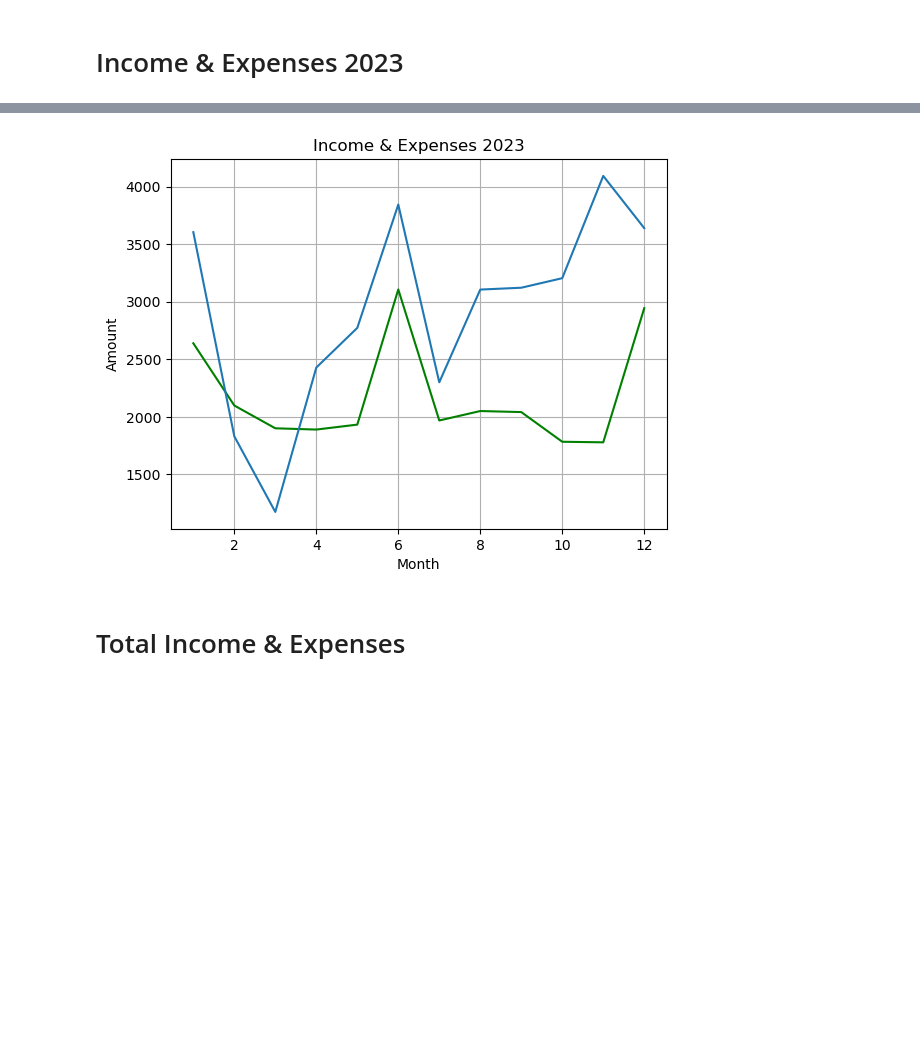
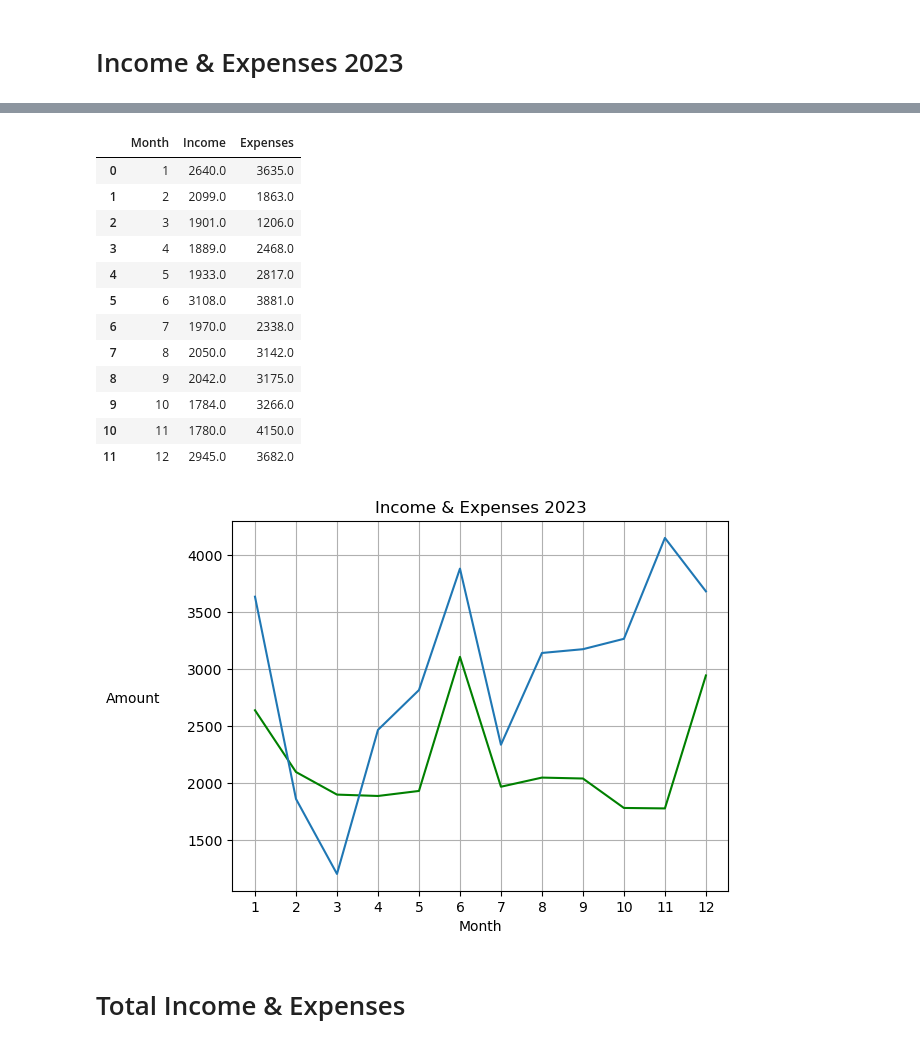
Before and after one commit to alantheanalyst/Income_and_Expenses_2024, a Jupyter notebook: Code.ipynb, the cells around one changed output, grey strips where cells are left out. Cells and saved outputs as stored; diff of their text form; code cells hidden in the pictures; blank space fills up the shorter version.

```diff
--- a/Code.ipynb
+++ b/Code.ipynb
@@ -118,17 +43,45 @@ None
-# %%
-x = fy_2023['Month']
-y = fy_2023['Income']
-y_2 = fy_2023['Expenses']
-
-plt.plot(x, y, color = 'green')
-plt.plot(x, y_2)
-plt.title('Income & Expenses 2023')
-plt.xlabel('Month')
-plt.ylabel('Amount')
-plt.grid(True)
-plt.show()
-# %% [output]
-[figure, removed]
+# %%
+income_2023 = bank_2023_1[(bank_2023_1['Posting Date'].dt.month < 12) & (bank_2023_1['Description'].str.contains('PAYROLL'))].groupby(bank_2023_1['Posting Date'].dt.month)['Amount'].sum().round().reset_index(name = 'Income').rename(columns = {'Posting Date':'Month'})
+income_12 = bank_12_1[bank_12_1['Description'].str.contains('PAYROLL')].groupby(bank_12_1['Posting Date'].dt.month)['Amount'].sum().round().reset_index(name = 'Income').rename(columns = {'Posting Date':'Month'})
+income_2023 = pd.merge(income_2023, income_12, on = ('Month', 'Income'), how = 'outer')
+expenses_2023_1 = bank_2023_1[(bank_2023_1['Posting Date'].dt.month < 12) & (bank_2023_1['Amount'] < 0)].groupby(bank_2023_1['Posting Date'].dt.month)['Amount'].sum().abs().round().reset_index(name = 'Expenses').rename(columns = {'Posting Date':'Month'})
+expenses_2023_2 = bank_2023_2[bank_2023_2['Posted Date'].dt.month < 12].groupby(bank_2023_2['Posted Date'].dt.month)['Debit'].sum().round().reset_index(name = 'Expenses').rename(columns = {'Posted Date': 'Month'})
+expenses_12_1 = bank_12_1[bank_12_1['Amount'] < 0].groupby(bank_12_1['Posting Date'].dt.month)['Amount'].sum().abs().round().reset_index(name = 'Expenses').rename(columns = {'Posting Date':'Month'})
+expenses_12_2 = bank_12_2.groupby(bank_12_2['Posted Date'].dt.month)['Debit'].sum().round().reset_index(name = 'Expenses').rename(columns = {'Posted Date':'Month'})
+expenses_2023_1 = pd.merge(expenses_2023_1, expenses_12_1, on = ('Month', 'Expenses'), how = 'outer')
+expenses_2023_2 = pd.merge(expenses_2023_2, expenses_12_2, on = ('Month', 'Expenses'), how = 'outer')
+expenses_2023 = pd.merge(expenses_2023_1, expenses_2023_2, on = 'Month')
+expenses_2023['Expenses'] = expenses_2023['Expenses_x'] + expenses_2023['Expenses_y']
+expenses_2023 = expenses_2023[['Month', 'Expenses']]
+finance_2023 = pd.merge(income_2023, expenses_2023, on = 'Month')
+
+fig, ax = plt.subplots()
+plt.plot(finance_2023['Month'], finance_2023['Income'], color = 'green')
+plt.plot(finance_2023['Month'], finance_2023['Expenses'])
+plt.title('Income & Expenses 2023')
+plt.xlabel('Month')
+plt.xticks(finance_2023['Month'])
+ax.set_ylabel('Amount', rotation = 'horizontal')
+ax.yaxis.set_label_coords(-.2, .5)
+plt.grid(True)
+
+display(finance_2023)
+plt.show()
+# %% [output]
+|  | Month | Income | Expenses |
+| 0 | 1 | 2640.0 | 3635.0 |
+| 1 | 2 | 2099.0 | 1863.0 |
+| 2 | 3 | 1901.0 | 1206.0 |
+| 3 | 4 | 1889.0 | 2468.0 |
+| 4 | 5 | 1933.0 | 2817.0 |
+| 5 | 6 | 3108.0 | 3881.0 |
+| 6 | 7 | 1970.0 | 2338.0 |
+| 7 | 8 | 2050.0 | 3142.0 |
+| 8 | 9 | 2042.0 | 3175.0 |
+| 9 | 10 | 1784.0 | 3266.0 |
+| 10 | 11 | 1780.0 | 4150.0 |
+| 11 | 12 | 2945.0 | 3682.0 |
+[figure, added]
 # %% [markdown]
 # Total Income & Expenses
 # %%
```
Also changed, not shown: parts of 15 cells of this notebook.
